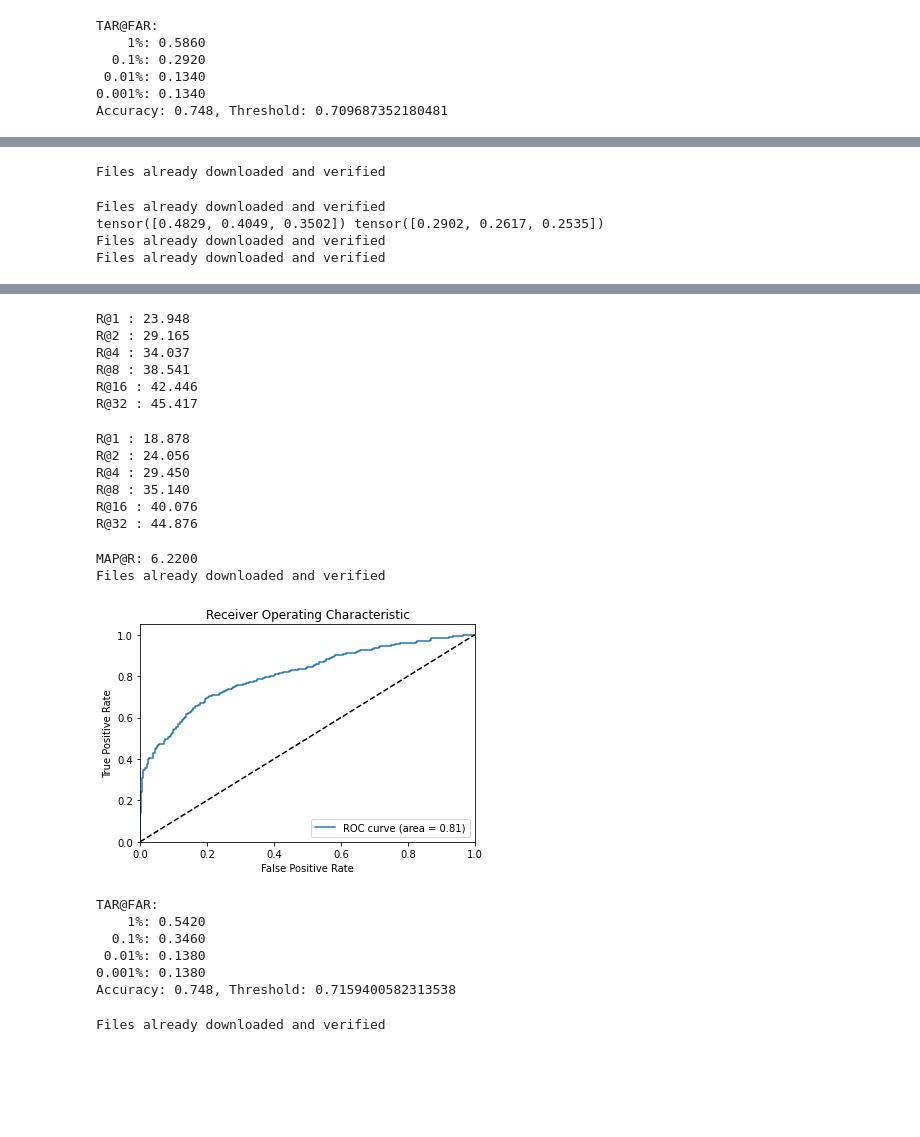
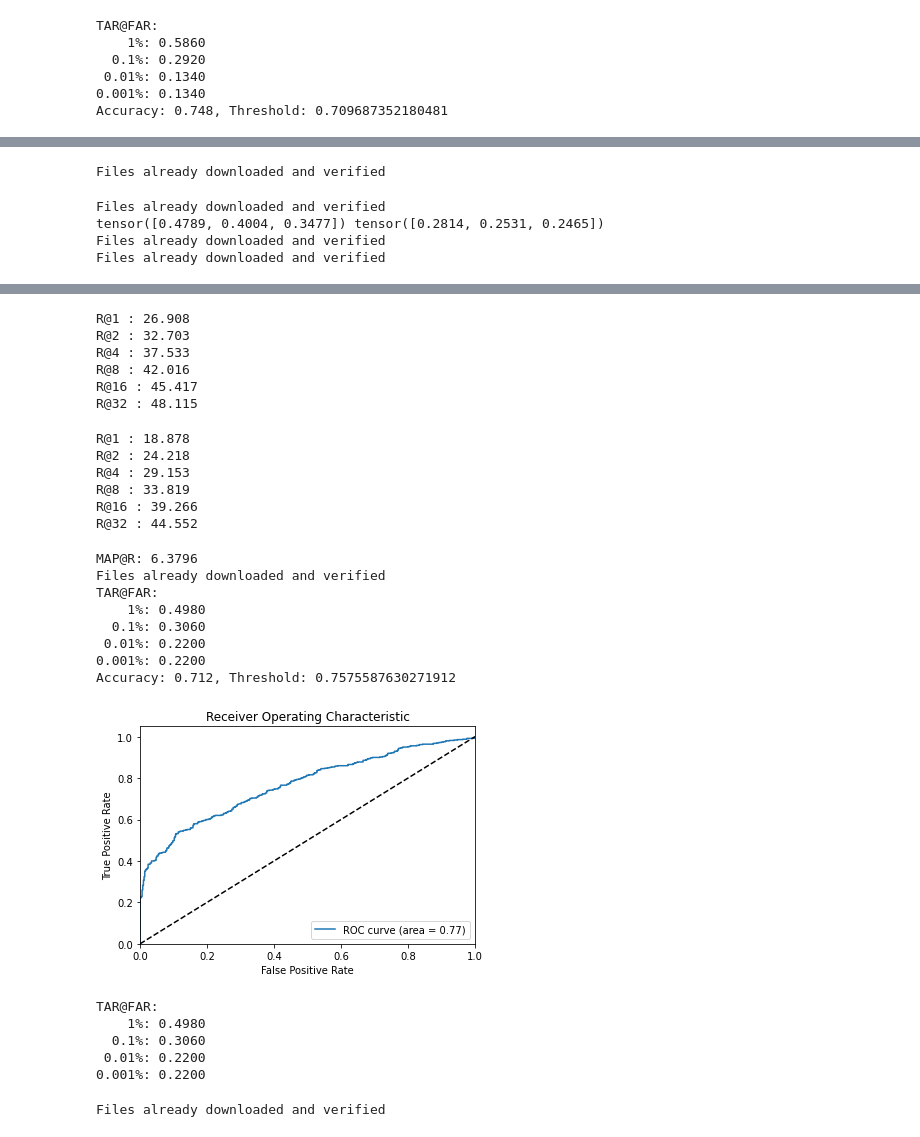
Before and after one commit to fathanm10/Final-Project, a Jupyter notebook: ValidationTest-v4.0.ipynb, the cells around one changed output, grey strips where cells are left out. Cells and saved outputs as stored; diff of their text form; code cells hidden in the pictures; blank space fills up the shorter version.

```diff
--- a/ValidationTest-v3.0(epoch=50).ipynb
+++ b/ValidationTest-v4.0.ipynb
@@ -356,14 +404,14 @@ Accuracy: 0.74, Threshold: 0.7299097776412964
 name='PA+MedianUnsharp(size=5)'
 enhance_params = {
     'image_size': image_size,
-    'mean_unsharp': 1,
-    'mean_unsharp_size': 5,
-    'mean_unsharp_amount': 1
+    'median_unsharp': 1,
+    'median_unsharp_size': 5,
+    'median_unsharp_amount': 1
 }
 train_eval(name,'PA',enhance_params)
 # %% [output]
 Files already downloaded and verified
 Files already downloaded and verified
-tensor([0.4829, 0.4049, 0.3502]) tensor([0.2902, 0.2617, 0.2535])
+tensor([0.4789, 0.4004, 0.3477]) tensor([0.2814, 0.2531, 0.2465])
 Files already downloaded and verified
 Files already downloaded and verified
@@ -371,24 +419,29 @@ Finished Training, Time: 458.3670 Best loss: 8.4259
-R@1 : 23.948
-R@2 : 29.165
-R@4 : 34.037
-R@8 : 38.541
-R@16 : 42.446
-R@32 : 45.417
+R@1 : 26.908
+R@2 : 32.703
+R@4 : 37.533
+R@8 : 42.016
+R@16 : 45.417
+R@32 : 48.115
 R@1 : 18.878
-R@2 : 24.056
-R@4 : 29.450
-R@8 : 35.140
-R@16 : 40.076
-R@32 : 44.876
+R@2 : 24.218
+R@4 : 29.153
+R@8 : 33.819
+R@16 : 39.266
+R@32 : 44.552
-MAP@R: 6.2200
+MAP@R: 6.3796
 Files already downloaded and verified
+TAR@FAR:
+    1%: 0.4980
+  0.1%: 0.3060
+ 0.01%: 0.2200
+0.001%: 0.2200
+Accuracy: 0.712, Threshold: 0.7575587630271912
-[figure, old version]
+[figure, new version]
 TAR@FAR:
-    1%: 0.5420
-  0.1%: 0.3460
- 0.01%: 0.1380
-0.001%: 0.1380
-Accuracy: 0.748, Threshold: 0.7159400582313538
+    1%: 0.4980
+  0.1%: 0.3060
+ 0.01%: 0.2200
+0.001%: 0.2200
 # %%
 name='PA+Unsharp(radius=3, amount=1)'
 enhance_params = {
```
Also changed, not shown: parts of 24 cells of this notebook, 4 other files.
